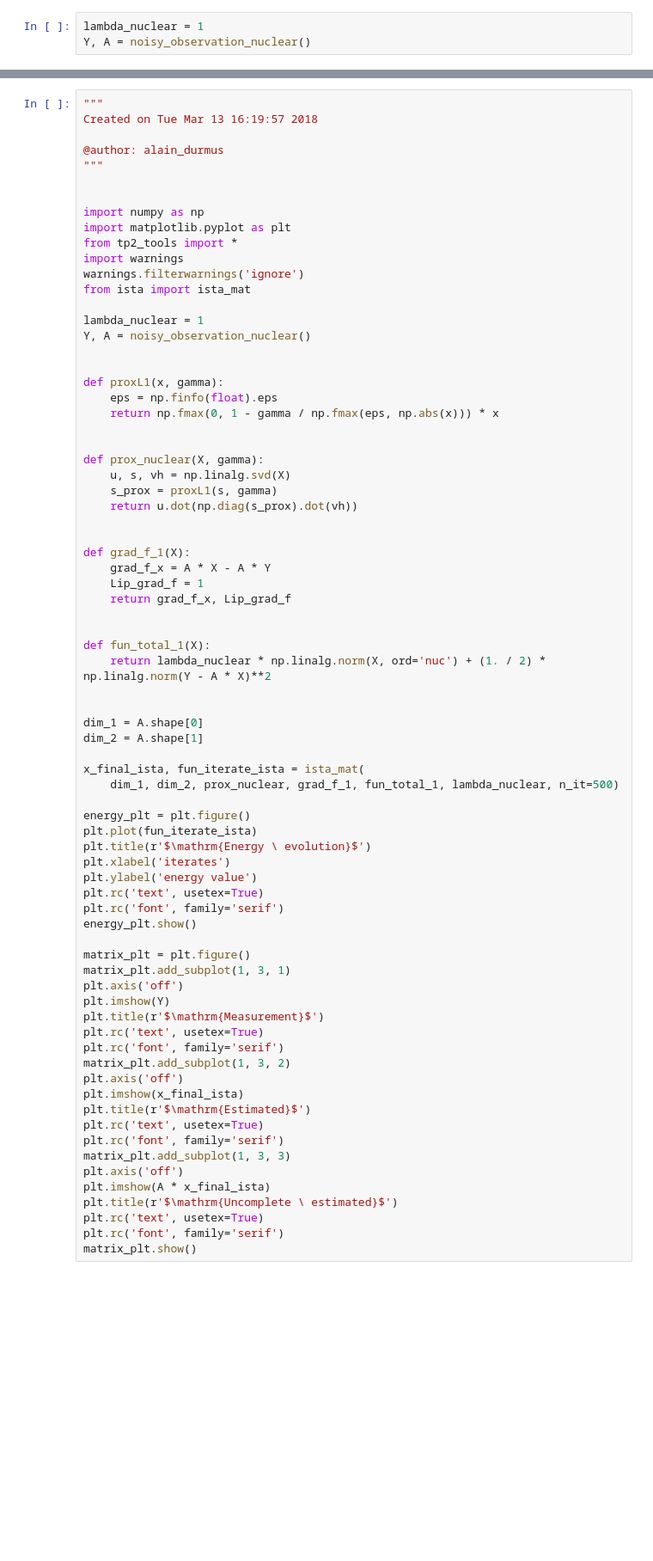
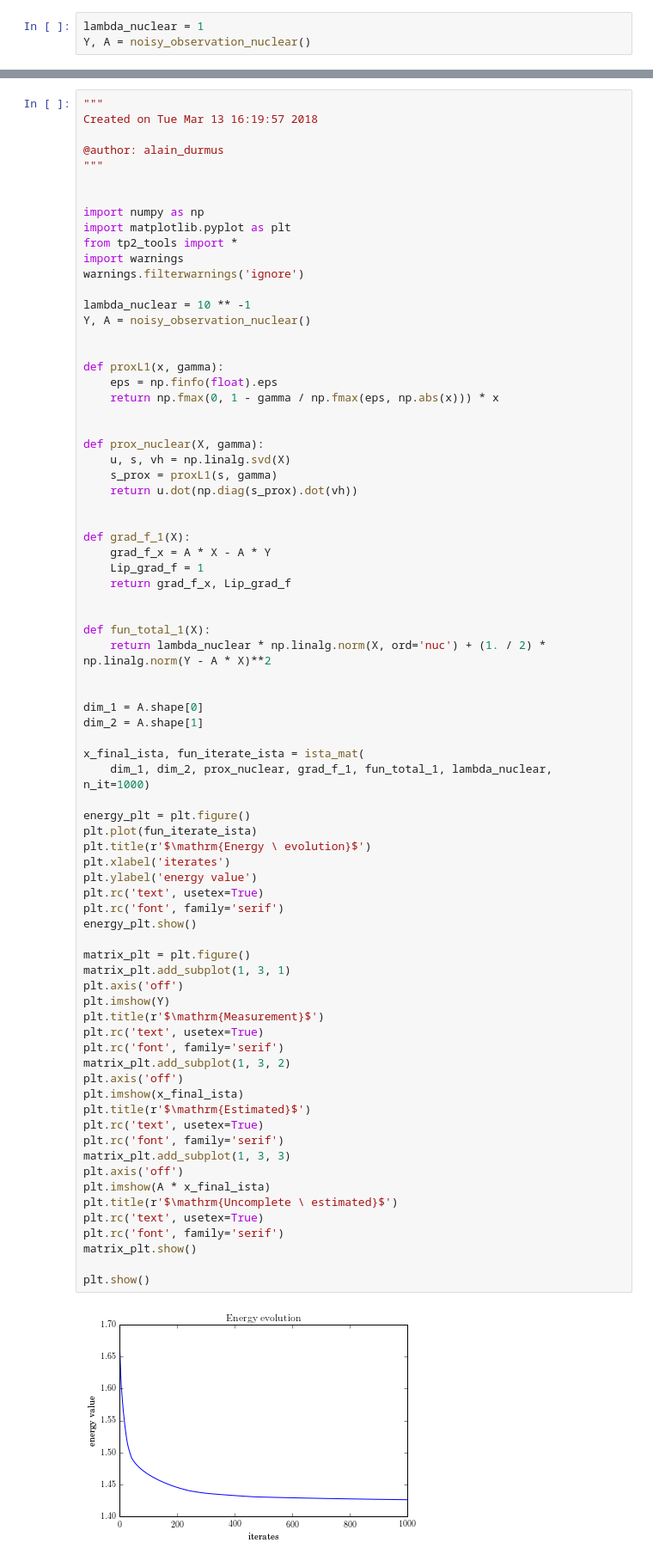
Before and after one commit to vdeborto/vdeborto.github.io, a Jupyter notebook: teaching/optimization/cours_optim/TP/tp2_17-18/Code/TP2.ipynb, the cells around one changed output, grey strips where cells are left out. Shown: that part at 86% size. Saved outputs shown, nothing was run; the diff lists cells and outputs as text; blank space fills up the shorter version.

```diff
--- a/teaching/optimization/cours_optim/TP/tp2_17-18/Code/TP2.ipynb
+++ b/teaching/optimization/cours_optim/TP/tp2_17-18/Code/TP2.ipynb
@@ -461,9 +462,8 @@ import matplotlib.pyplot as plt
 from tp2_tools import *
 import warnings
 warnings.filterwarnings('ignore')
-from ista import ista_mat
 
-lambda_nuclear = 1
+lambda_nuclear = 10 ** -1
 Y, A = noisy_observation_nuclear()
 
 
@@ -492,34 +492,38 @@ dim_1 = A.shape[0]
 dim_2 = A.shape[1]
 
 x_final_ista, fun_iterate_ista = ista_mat(
-    dim_1, dim_2, prox_nuclear, grad_f_1, fun_total_1, lambda_nuclear, n_it=500)
+    dim_1, dim_2, prox_nuclear, grad_f_1, fun_total_1, lambda_nuclear, n_it=1000)
 
 energy_plt = plt.figure()
 plt.plot(fun_iterate_ista)
 plt.title(r'$\mathrm{Energy \ evolution}$')
 plt.xlabel('iterates')
 plt.ylabel('energy value')
 plt.rc('text', usetex=True)
 plt.rc('font', family='serif')
 energy_plt.show()
 
 matrix_plt = plt.figure()
 matrix_plt.add_subplot(1, 3, 1)
 plt.axis('off')
 plt.imshow(Y)
 plt.title(r'$\mathrm{Measurement}$')
 plt.rc('text', usetex=True)
 plt.rc('font', family='serif')
 matrix_plt.add_subplot(1, 3, 2)
 plt.axis('off')
 plt.imshow(x_final_ista)
 plt.title(r'$\mathrm{Estimated}$')
 plt.rc('text', usetex=True)
 plt.rc('font', family='serif')
 matrix_plt.add_subplot(1, 3, 3)
 plt.axis('off')
 plt.imshow(A * x_final_ista)
 plt.title(r'$\mathrm{Uncomplete \ estimated}$')
 plt.rc('text', usetex=True)
 plt.rc('font', family='serif')
 matrix_plt.show()
+
+plt.show()
+# %% [output]
+[figure, added]
```
Also changed, not shown: parts of 4 cells of this notebook, 7 other files.
